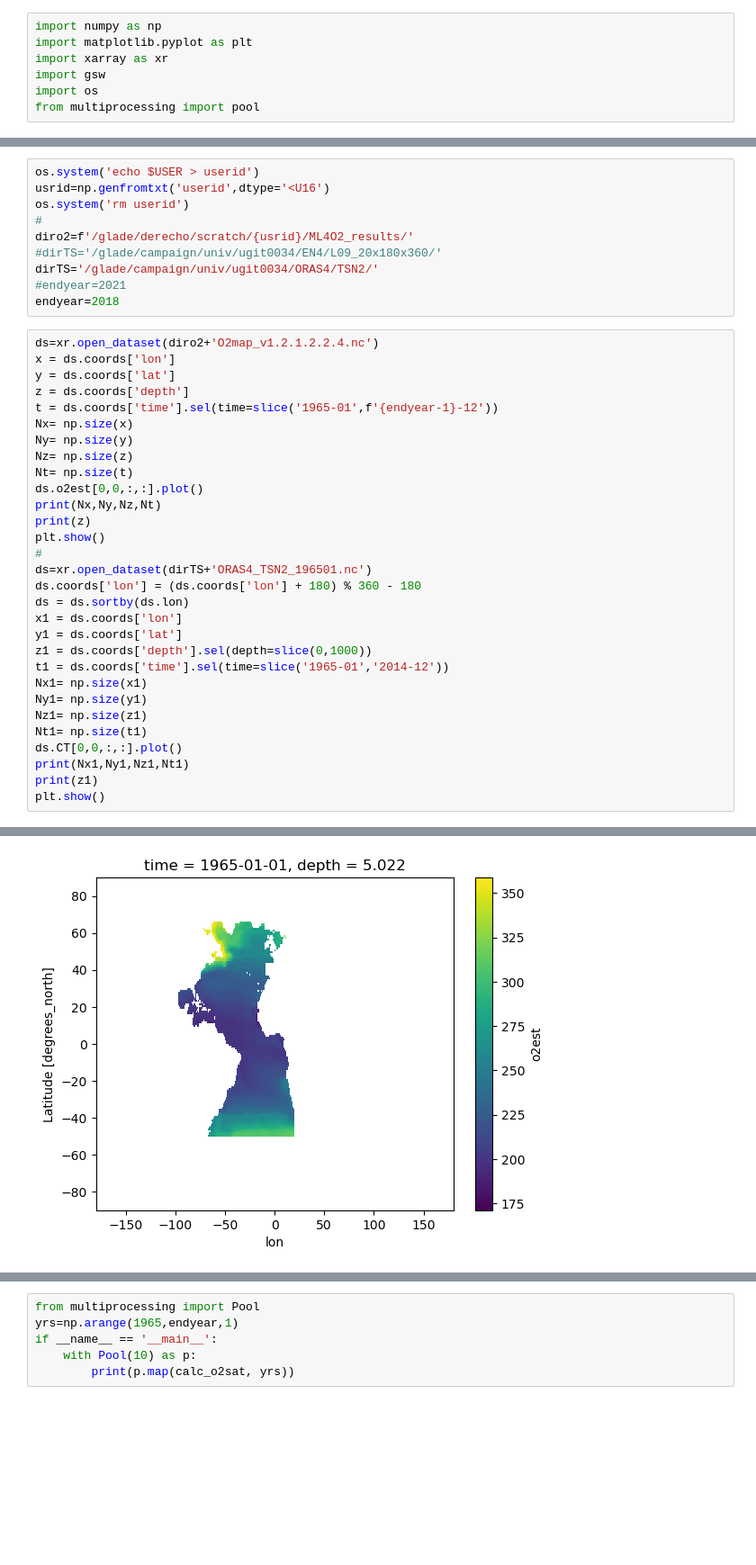
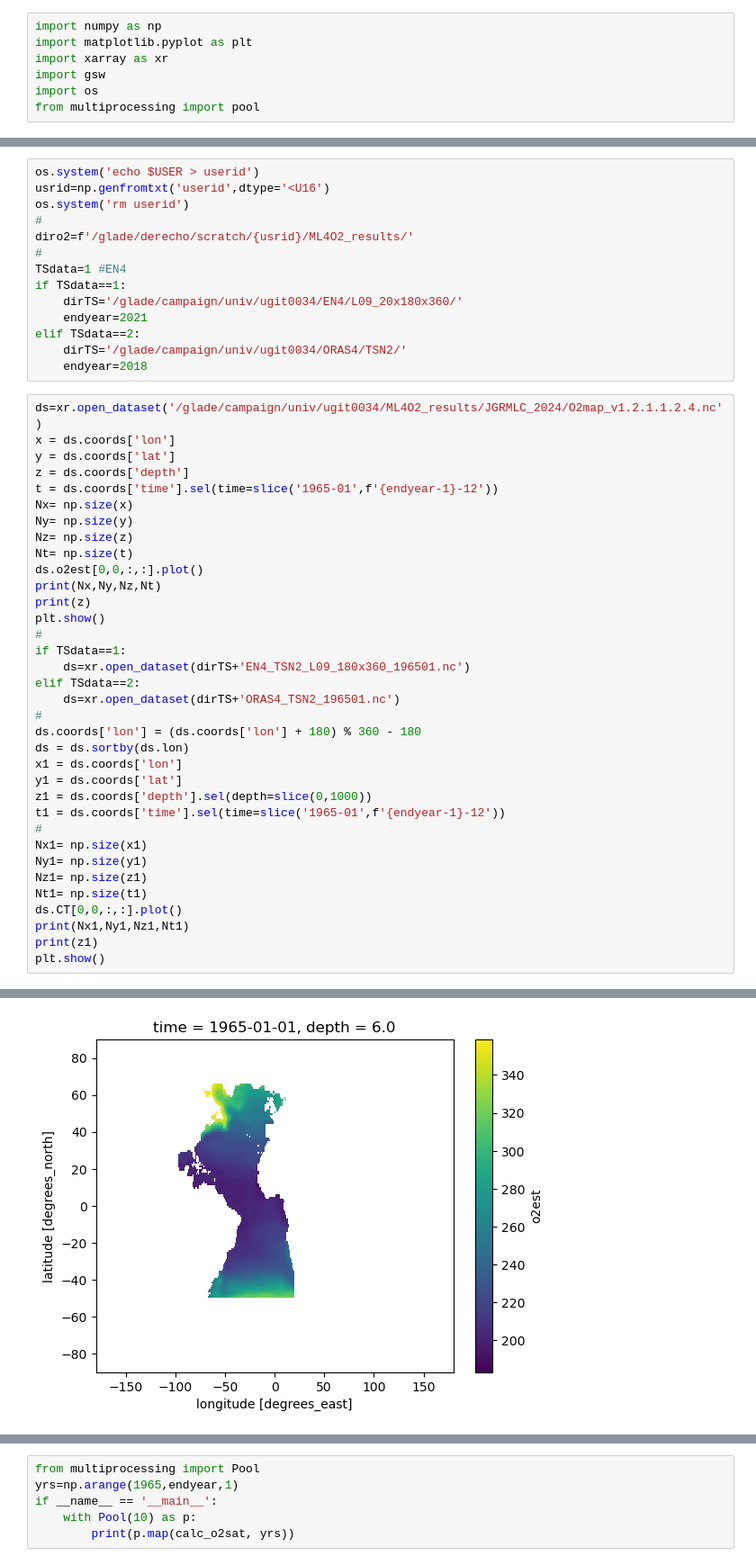
Before and after one commit to takaito1/ML4O2, a Jupyter notebook: batch_job/global_O2map.ipynb, the cells around one changed output, grey strips where cells are left out. Shown at 90% size. Drawn from its saved outputs; the diff is of its cells as text; blank space fills up the shorter version.

```diff
--- a/batch_job/global_O2map.ipynb
+++ b/batch_job/global_O2map.ipynb
@@ -23,12 +23,16 @@ usrid=np.genfromtxt('userid',dtype='<U16')
 os.system('rm userid')
 #
 diro2=f'/glade/derecho/scratch/{usrid}/ML4O2_results/'
-#dirTS='/glade/campaign/univ/ugit0034/EN4/L09_20x180x360/'
-dirTS='/glade/campaign/univ/ugit0034/ORAS4/TSN2/'
-#endyear=2021
-endyear=2018
+#
+TSdata=1 #EN4
+if TSdata==1:
+    dirTS='/glade/campaign/univ/ugit0034/EN4/L09_20x180x360/'
+    endyear=2021
+elif TSdata==2:
+    dirTS='/glade/campaign/univ/ugit0034/ORAS4/TSN2/'
+    endyear=2018
 # %%
-ds=xr.open_dataset(diro2+'O2map_v1.2.1.2.2.4.nc')
+ds=xr.open_dataset('/glade/campaign/univ/ugit0034/ML4O2_results/JGRMLC_2024/O2map_v1.2.1.1.2.4.nc')
 x = ds.coords['lon']
 y = ds.coords['lat']
 z = ds.coords['depth']
@@ -42,13 +46,18 @@ print(Nx,Ny,Nz,Nt)
 print(z)
 plt.show()
 #
-ds=xr.open_dataset(dirTS+'ORAS4_TSN2_196501.nc')
+if TSdata==1:
+    ds=xr.open_dataset(dirTS+'EN4_TSN2_L09_180x360_196501.nc')
+elif TSdata==2:
+    ds=xr.open_dataset(dirTS+'ORAS4_TSN2_196501.nc')
+#
 ds.coords['lon'] = (ds.coords['lon'] + 180) % 360 - 180
 ds = ds.sortby(ds.lon)
 x1 = ds.coords['lon']
 y1 = ds.coords['lat']
 z1 = ds.coords['depth'].sel(depth=slice(0,1000))
-t1 = ds.coords['time'].sel(time=slice('1965-01','2014-12'))
+t1 = ds.coords['time'].sel(time=slice('1965-01',f'{endyear-1}-12'))
+#
 Nx1= np.size(x1)
 Ny1= np.size(y1)
 Nz1= np.size(z1)
@@ -73 +77 @@ Coordinates:
-[figure, old version]
+[figure, new version]
```
Also changed, not shown: parts of 5 cells of this notebook.
